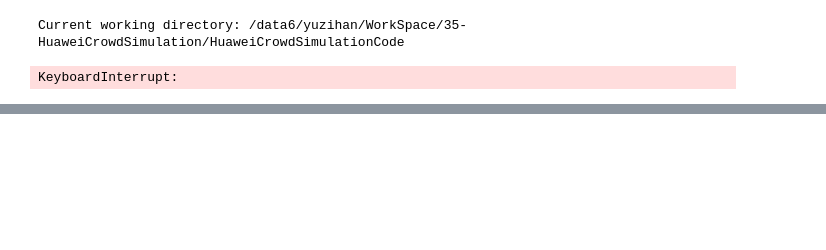
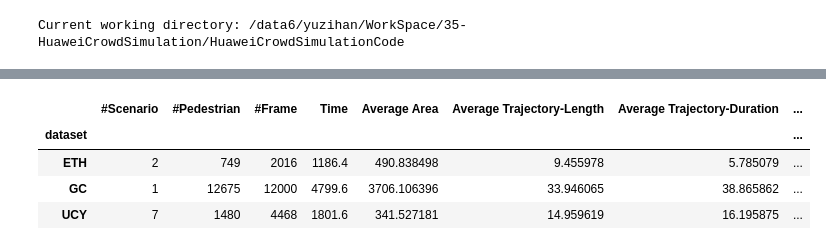
Before and after one commit to yuzhTHU/HuaweiCrowdSimulationCodeRelease, a Jupyter notebook: scripts/251009数据集统计信息.ipynb, the cells around one changed output, grey strips where cells are left out. Cells and saved outputs as stored; diff of their text form; code cells hidden in the pictures; blank space fills up the shorter version.

```diff
--- a/scripts/251009数据集统计信息.ipynb
+++ b/scripts/251009数据集统计信息.ipynb
@@ -8,6 +8,9 @@ Current working directory: /data6/yuzihan/WorkSpace/35-HuaweiCrowdSimulation/Hua
 # %%
 from src.dataset import ETHDataset, UCYDataset, SDDDataset, GCDataset, WayMoDataset
 from argparse import Namespace
+from src.utils.logger import init_logger
+
+init_logger('src')
 
 args = Namespace(
     name="train",
@@ -41,30 +44,59 @@ args = Namespace(
     test_name=None,
     test_ratio=None,
     split_by_scenario=False,
-    cache_dataset=False,
+    cache_dataset=True,
     test_before_train=True,
     test_per_epoch=10,
     save_per_epoch=50,
     reload_checkpoint=None,
     save_path="logs/train/20251009_train_122049_LM2",
 )
-# %% [output]
-KeyboardInterrupt:
 # %%
 import numpy as np
+import pandas as pd
+from tqdm import tqdm
 
-dataset_list = ETHDataset.load_data_batch(args, "./data/ETH/")
+dataset_list = [
+    *ETHDataset.load_data_batch(args, "./data/ETH/"),
+    *UCYDataset.load_data_batch(args, "./data/UCY/"),
+    GCDataset.load_data(args, "./data/GC/Annotation"),
+    *SDDDataset.load_data_batch(args, "./data/SDD/"),
+]
 
 df_list = []
-for dataset in dataset_list:
+for dataset in tqdm(dataset_list):
     df_data = dataset.df_data
     map_data = dataset.map_data
+    df_data = df_data[df_data['type'] == 'pedestrian']
+    traj_length = np.mean([traj[['x', 'y']].diff().pow(2).sum(axis=1).pow(0.5).sum() for id, traj in df_data.groupby('id')])
+    traj_duration = np.mean([(traj['f'].max() - traj['f'].min()) / args.fps for id, traj in df_data.groupby('id')])
+
     row = {
-        'dataset': 'ETH',
+        'dataset': type(dataset).__name__.removesuffix('Dataset'),
         '#Trajectory': df_data['id'].nunique(),
         '#Frame': df_data['f'].nunique(),
         'Time': (df_data['f'].max() - df_data['f'].min()) / args.fps,
         'Area': (map_data.xmax - map_data.xmin) * (map_data.ymax - map_data.ymin),
         'Speed': df_data[['x', 'y']].diff().pow(2).sum(axis=1).pow(0.5).mean() * args.fps,
+        'Trajectory-Length': traj_length,
+        'Trajectory-Duration': traj_duration,
     }
+    df_list.append(row)
+
+df = pd.DataFrame(df_list)
+
+df.groupby('dataset').agg(**{
+    '#Scenario': ('#Trajectory', 'count'),
+    '#Pedestrian': ('#Trajectory', 'sum'),
+    '#Frame': ('#Frame', 'sum'),
+    'Time': ('Time', 'sum'),
+    'Average Area': ('Area', 'mean'),
+    'Average Trajectory-Length': ('Trajectory-Length', 'mean'),
+    'Average Trajectory-Duration': ('Trajectory-Duration', 'mean'),
+    'Average Speed': ('Speed', 'mean'),
+    # 'Area': ('Area', 'sum'),
+    # 'Trajectory-Length': ('Trajectory-Length', 'sum'),
+    # 'Trajectory-Duration': ('Trajectory-Duration', 'sum'),
+    # 'Average Time': ('Time', 'mean'),
+})
 # %% [output]
@@ -71,0 +106,5 @@ Error:
+|  | #Scenario | #Pedestrian | #Frame | Time | Average Area | Average Trajectory-Length | Average Trajectory-Duration | ... |
+| dataset |  |  |  |  |  |  |  | ... |
+| ETH | 2 | 749 | 2016 | 1186.4 | 490.838498 | 9.455978 | 5.785079 | ... |
+| GC | 1 | 12675 | 12000 | 4799.6 | 3706.106396 | 33.946065 | 38.865862 | ... |
+| UCY | 7 | 1480 | 4468 | 1801.6 | 341.527181 | 14.959619 | 16.195875 | ... |
```
Also changed, not shown: parts of 3 cells of this notebook, 9 other files.
